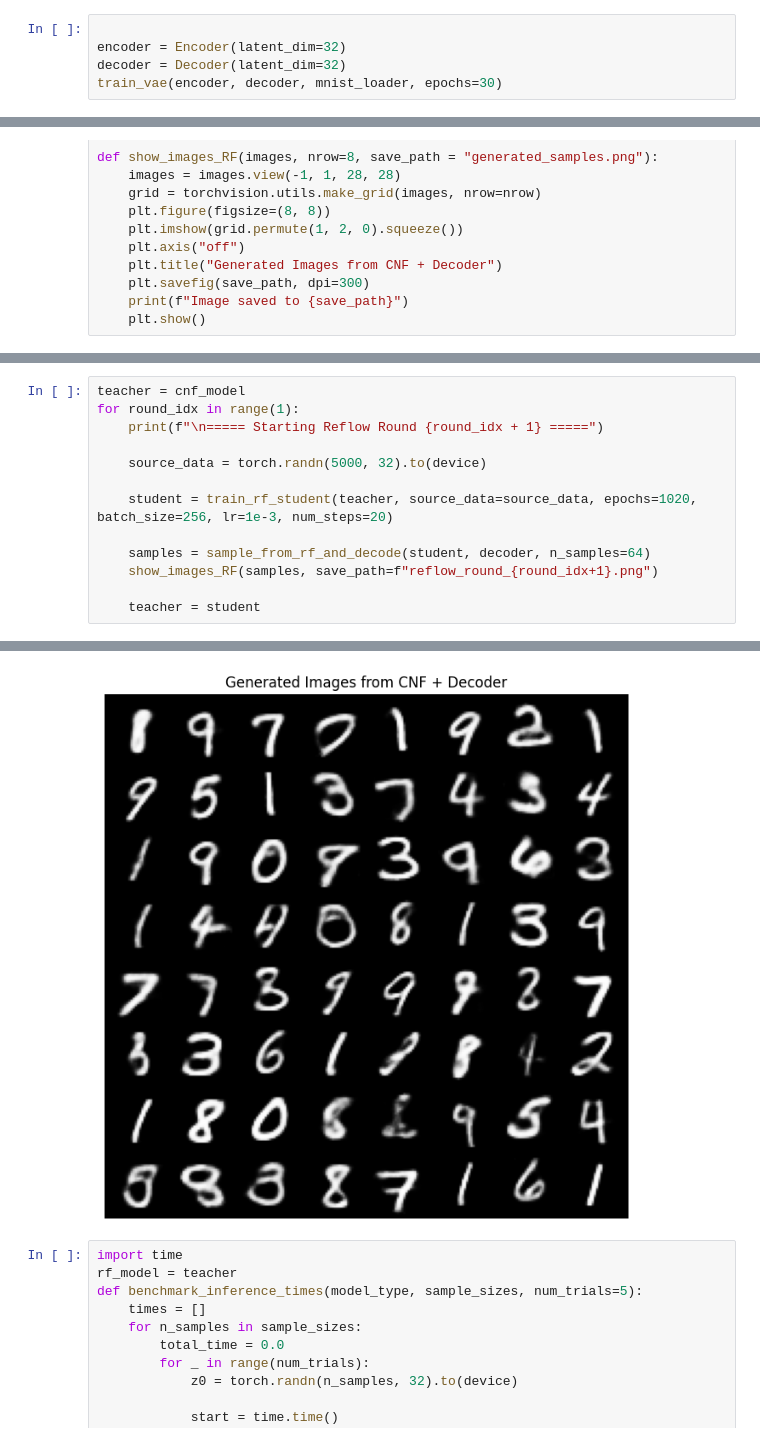
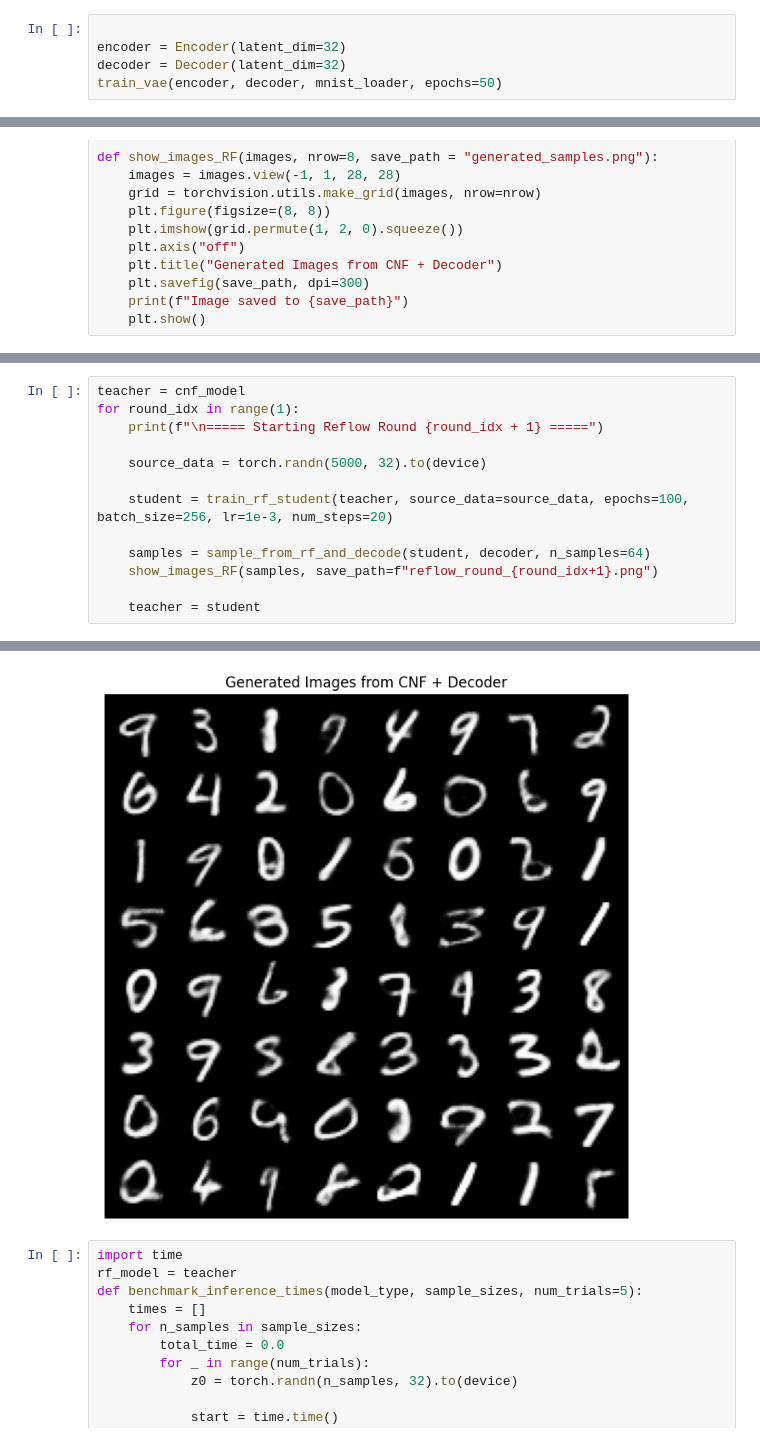
Before and after one commit to Lurkers990909/Flow-model, a Jupyter notebook: MNIST_VAE_CNF_RF.ipynb, the cells around one changed output, grey strips where cells are left out. Cells and saved outputs as stored; diff of their text form.

```diff
--- a/MNIST_VAE_CNF_RF.ipynb
+++ b/MNIST_VAE_CNF_RF.ipynb
@@ -95,7 +95,7 @@ def train_vae(encoder, decoder, dataloader, epochs=10, lr=1e-3):
 
 encoder = Encoder(latent_dim=32)
 decoder = Decoder(latent_dim=32)
-train_vae(encoder, decoder, mnist_loader, epochs=30)
+train_vae(encoder, decoder, mnist_loader, epochs=50)
 # %% [output]
 Epoch 0 | VAE Loss: 176.5833
 Epoch 10 | VAE Loss: 102.7064
@@ -314,7 +316,7 @@ for round_idx in range(1):
 
     source_data = torch.randn(5000, 32).to(device)
 
-    student = train_rf_student(teacher, source_data=source_data, epochs=1020, batch_size=256, lr=1e-3, num_steps=20)
+    student = train_rf_student(teacher, source_data=source_data, epochs=100, batch_size=256, lr=1e-3, num_steps=20)
 
     samples = sample_from_rf_and_decode(student, decoder, n_samples=64)
     show_images_RF(samples, save_path=f"reflow_round_{round_idx+1}.png")
@@ -335,5 +337,5 @@ for round_idx in range(1):
 Image saved to reflow_round_1.png
-[figure, old version]
+[figure, new version]
 # %%
 import time
 rf_model = teacher
```
Also changed, not shown: parts of 10 cells of this notebook.
